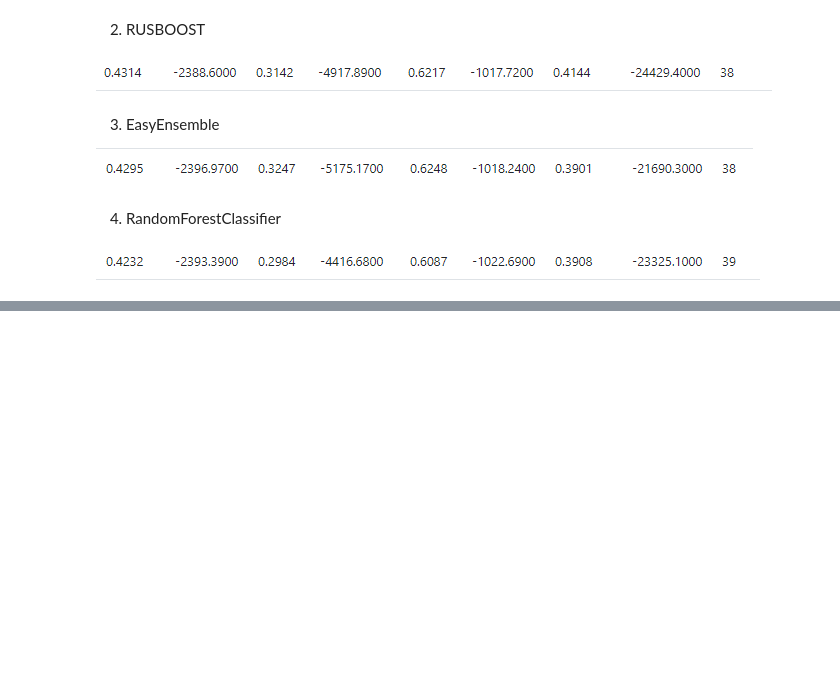
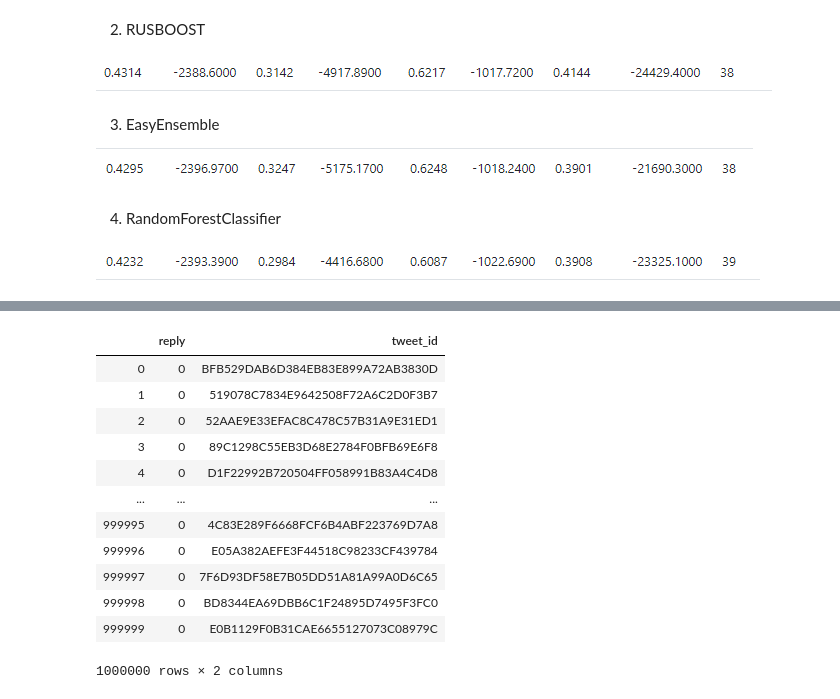
Before and after one commit to alcome1614/recsys-twitter, a Jupyter notebook: twitter.ipynb, the cells around one changed output, grey strips where cells are left out. Drawn from its saved outputs; the diff is of its cells as text; code cells hidden in the pictures; blank space fills up the shorter version.

```diff
--- a/twitter.ipynb
+++ b/twitter.ipynb
@@ -29,7 +29,7 @@ import re
 class TwitterTransform:
     """takes a df and cleans it to be used as input of a model in matrix form"""
 
-    def __init__(self, lang_tol=1e-2):
+    def __init__(self, lang_tol=0):
 
         self.ss = StandardScaler()
         self.lang_tol = lang_tol
@@ -49,7 +49,6 @@ class TwitterTransform:
         #Create lisf of languages
         language_series = df.language.value_counts()/len(df)
         self.list_languages = language_series[language_series > self.lang_tol].tolist()
-        print(len(self.list_languages))
 
 
     def transform(self,df):
@@ -356,0 +556,16 @@ test.head()
+# %%
+df[['reply','tweet_id']]
+# %% [output]
+|  | reply | tweet_id |
+| 0 | 0 | BFB529DAB6D384EB83E899A72AB3830D |
+| 1 | 0 | 519078C7834E9642508F72A6C2D0F3B7 |
+| 2 | 0 | 52AAE9E33EFAC8C478C57B31A9E31ED1 |
+| 3 | 0 | 89C1298C55EB3D68E2784F0BFB69E6F8 |
+| 4 | 0 | D1F22992B720504FF058991B83A4C4D8 |
+| ... | ... | ... |
+| 999995 | 0 | 4C83E289F6668FCF6B4ABF223769D7A8 |
+| 999996 | 0 | E05A382AEFE3F44518C98233CF439784 |
+| 999997 | 0 | 7F6D93DF58E7B05DD51A81A99A0D6C65 |
+| 999998 | 0 | BD8344EA69DBB6C1F24895D7495F3FC0 |
+| 999999 | 0 | E0B1129F0B31CAE6655127073C08979C |
+1000000 rows × 2 columns
```
Also changed, not shown: parts of 21 cells of this notebook.
